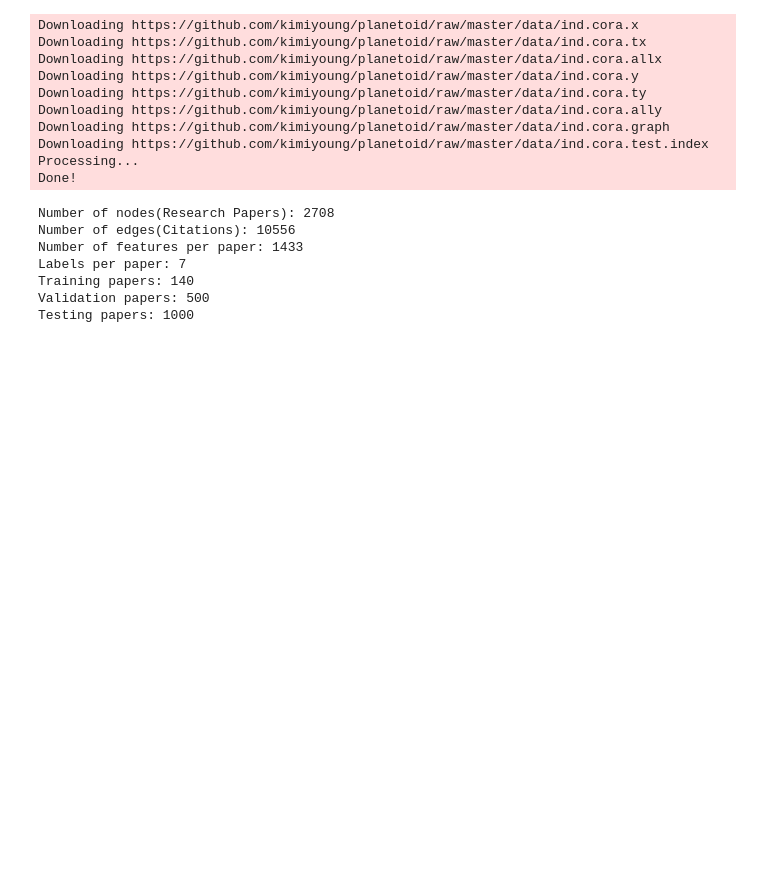
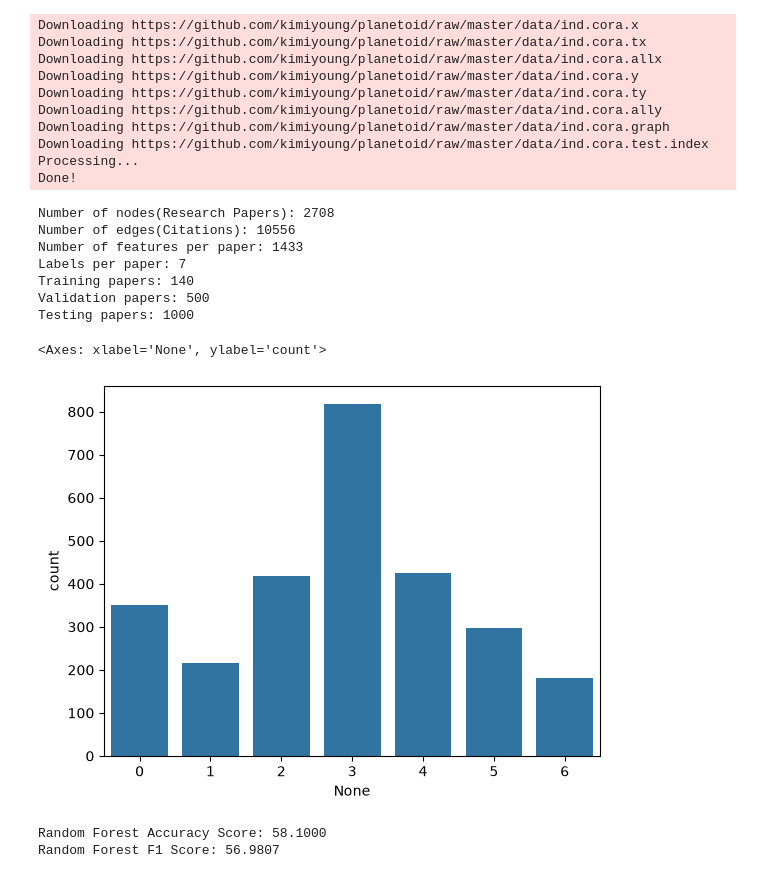
Before and after one commit to Anand-Mansabdar/Research-Topic-Classification-GNN-Project, a Jupyter notebook: notebook.ipynb, the cells around one changed output. Saved outputs shown, nothing was run; the diff lists cells and outputs as text; code cells hidden in the pictures; blank space fills up the shorter version.

Commit message:
create baseline random forest model

```diff
--- a/notebook.ipynb
+++ b/notebook.ipynb
@@ -40,3 +40,12 @@ Labels per paper: 7
 Training papers: 140
 Validation papers: 500
 Testing papers: 1000
+# %%
+topic_counts = pd.Series(data.y.numpy()).value_counts().sort_index()
+
+indexes = topic_counts.index
+
+sns.barplot(x=indexes, y=topic_counts)
+# %% [output]
+<Axes: xlabel='None', ylabel='count'>
+[figure, added]
@@ -42,0 +75,12 @@ Testing papers: 1000
+# %%
+# Evaluation
+from sklearn.metrics import accuracy_score, f1_score, confusion_matrix
+
+rf_accuracy = accuracy_score(y_test, random_forest_pred)*100
+rf_f1 = f1_score(y_test, random_forest_pred, average="macro")*100
+
+print(f"Random Forest Accuracy Score: {rf_accuracy:.4f}")
+print(f"Random Forest F1 Score: {rf_f1:.4f}")
+# %% [output]
+Random Forest Accuracy Score: 58.1000
+Random Forest F1 Score: 56.9807
```
Also changed, not shown: parts of 4 cells of this notebook.
